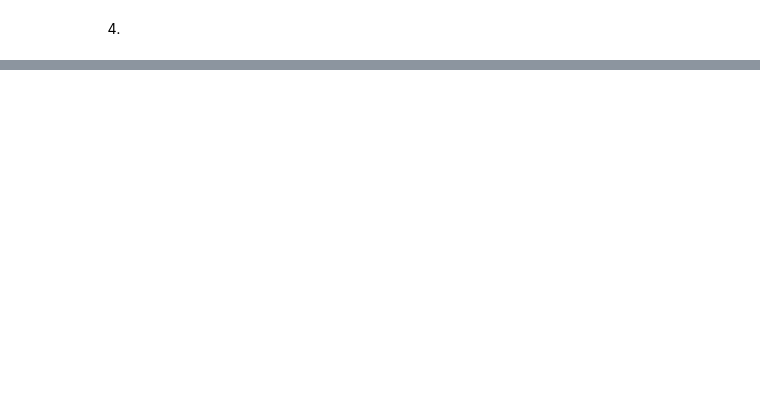
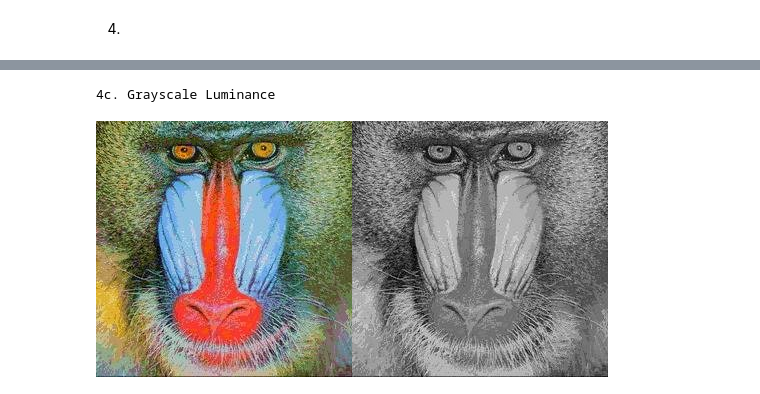
Before and after one commit to Vemas144/PCVK_Ganjil_2025, a Jupyter notebook: Week3.ipynb, the cells around one changed output, grey strips where cells are left out. Cells and saved outputs as stored; diff of their text form; code cells hidden in the pictures; blank space fills up the shorter version.

```diff
--- a/Week3.ipynb
+++ b/Week3.ipynb
@@ -97,0 +149,8 @@ masukkan kontras [1.0 - 3.0]: 2
+# %%
+# Grayscale Luminance
+gray_luminance = (0.299*original[:,:,2] + 0.587*original[:,:,1] + 0.114*original[:,:,0]).astype(np.uint8)
+print("4c. Grayscale Luminance")
+cv2_imshow(cv2.hconcat([original, cv2.cvtColor(gray_luminance, cv2.COLOR_GRAY2BGR)]))
+# %% [output]
+4c. Grayscale Luminance
+[figure, added]
```
Also changed, not shown: parts of 5 cells of this notebook.
